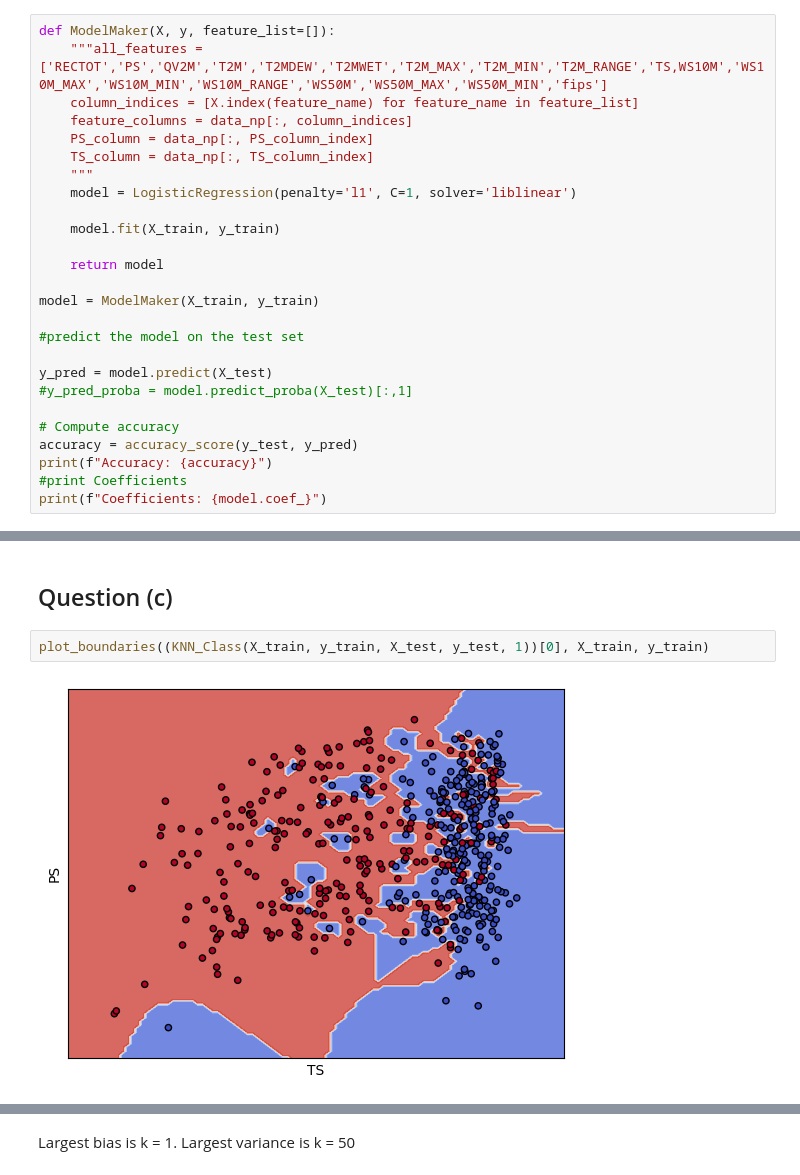
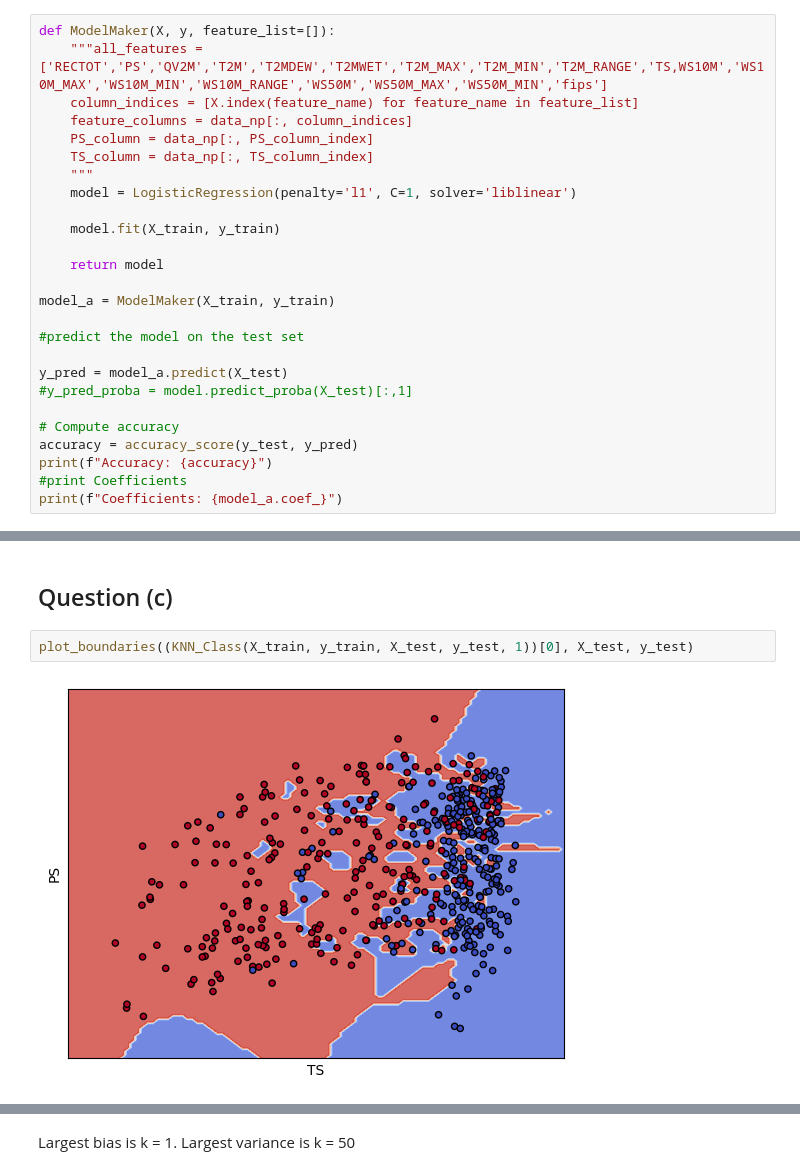
Before and after one commit to ShyEagle21/Practice, a Jupyter notebook: ML_1_hw2/Problem 1.ipynb, the cells around one changed output, grey strips where cells are left out. Drawn from its saved outputs; the diff is of its cells as text.

```diff
--- a/ML_1_hw2/Problem 1.ipynb
+++ b/ML_1_hw2/Problem 1.ipynb
@@ -62,17 +62,17 @@ def ModelMaker(X, y, feature_list=[]):
 
     return model
 
-model = ModelMaker(X_train, y_train)
+model_a = ModelMaker(X_train, y_train)
 
 #predict the model on the test set
 
-y_pred = model.predict(X_test)
+y_pred = model_a.predict(X_test)
 #y_pred_proba = model.predict_proba(X_test)[:,1]
 
 # Compute accuracy
 accuracy = accuracy_score(y_test, y_pred)
 print(f"Accuracy: {accuracy}")
 #print Coefficients
-print(f"Coefficients: {model.coef_}")
+print(f"Coefficients: {model_a.coef_}")
 # %% [output]
 Accuracy: 0.8194174757281554
@@ -127,7 +111,7 @@ k* is 17 with accuracy 0.8252427184466019
 # %% [markdown]
 ## Question (c)
 # %%
-plot_boundaries((KNN_Class(X_train, y_train, X_test, y_test, 1))[0], X_train, y_train)
+plot_boundaries((KNN_Class(X_train, y_train, X_test, y_test, 1))[0], X_test, y_test)
 # %% [output]
-[figure, old version]
+[figure, new version]
 # %%
```
Also changed, not shown: parts of 16 cells of this notebook.
